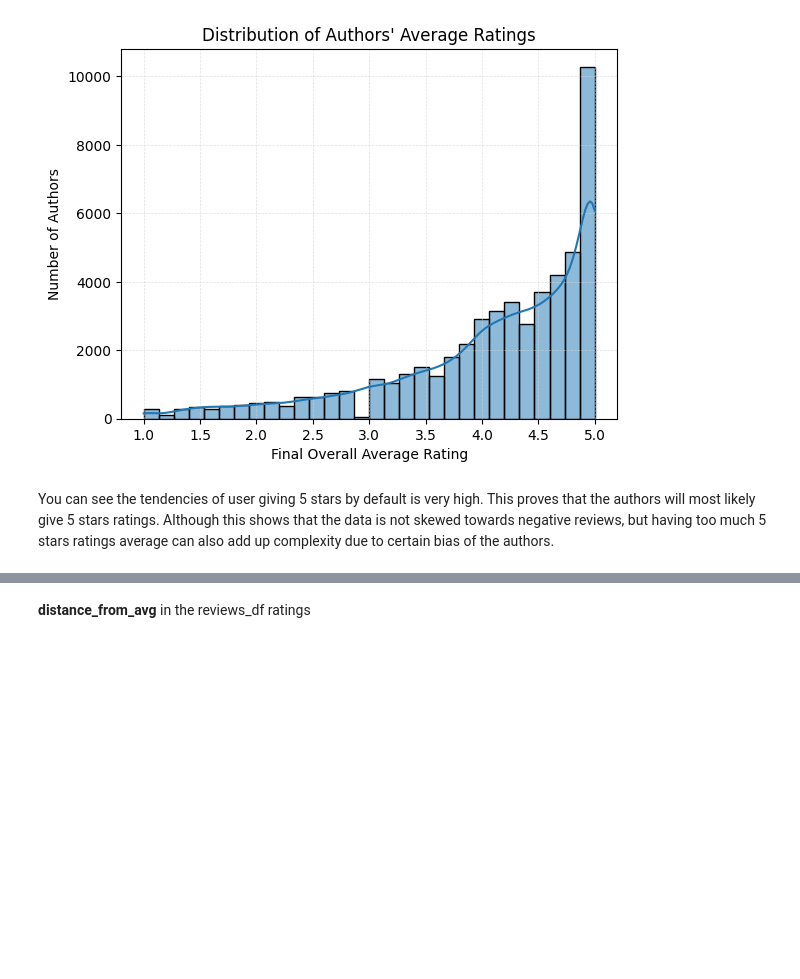
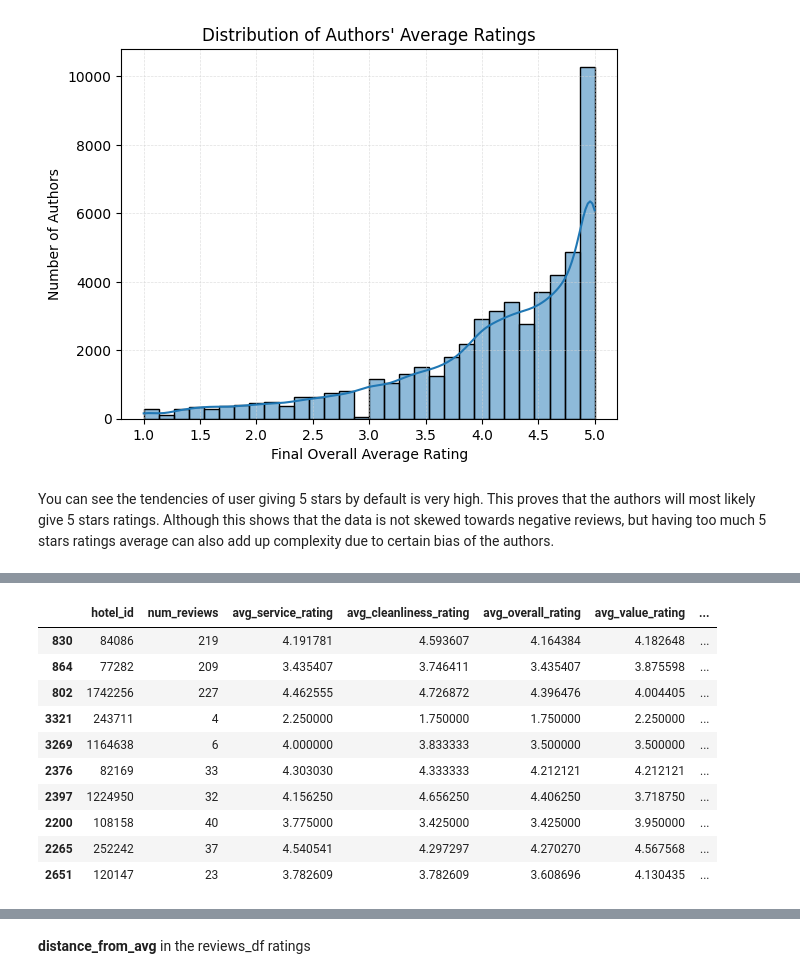
Before and after one commit to nadiavictoria/IS512-Hotel-Analytics, a Jupyter notebook: notebooks/02_exploratory_analysis.ipynb, the cells around one changed output, grey strips where cells are left out. Cells and saved outputs as stored; diff of their text form; code cells hidden in the pictures; blank space fills up the shorter version.

```diff
--- a/notebooks/02_exploratory_analysis.ipynb
+++ b/notebooks/02_exploratory_analysis.ipynb
@@ -845,0 +880,15 @@ You can see the tendencies of user giving 5 stars by default is very high. This
+# %%
+hotels_df = hotels_df.merge(variance_df, on='hotel_id', how='left')
+hotels_df.sample(10)
+# %% [output]
+|  | hotel_id | num_reviews | avg_service_rating | avg_cleanliness_rating | avg_overall_rating | avg_value_rating | ... |
+| 830 | 84086 | 219 | 4.191781 | 4.593607 | 4.164384 | 4.182648 | ... |
+| 864 | 77282 | 209 | 3.435407 | 3.746411 | 3.435407 | 3.875598 | ... |
+| 802 | 1742256 | 227 | 4.462555 | 4.726872 | 4.396476 | 4.004405 | ... |
+| 3321 | 243711 | 4 | 2.250000 | 1.750000 | 1.750000 | 2.250000 | ... |
+| 3269 | 1164638 | 6 | 4.000000 | 3.833333 | 3.500000 | 3.500000 | ... |
+| 2376 | 82169 | 33 | 4.303030 | 4.333333 | 4.212121 | 4.212121 | ... |
+| 2397 | 1224950 | 32 | 4.156250 | 4.656250 | 4.406250 | 3.718750 | ... |
+| 2200 | 108158 | 40 | 3.775000 | 3.425000 | 3.425000 | 3.950000 | ... |
+| 2265 | 252242 | 37 | 4.540541 | 4.297297 | 4.270270 | 4.567568 | ... |
+| 2651 | 120147 | 23 | 3.782609 | 3.782609 | 3.608696 | 4.130435 | ... |
```
Also changed, not shown: parts of 11 cells of this notebook.
